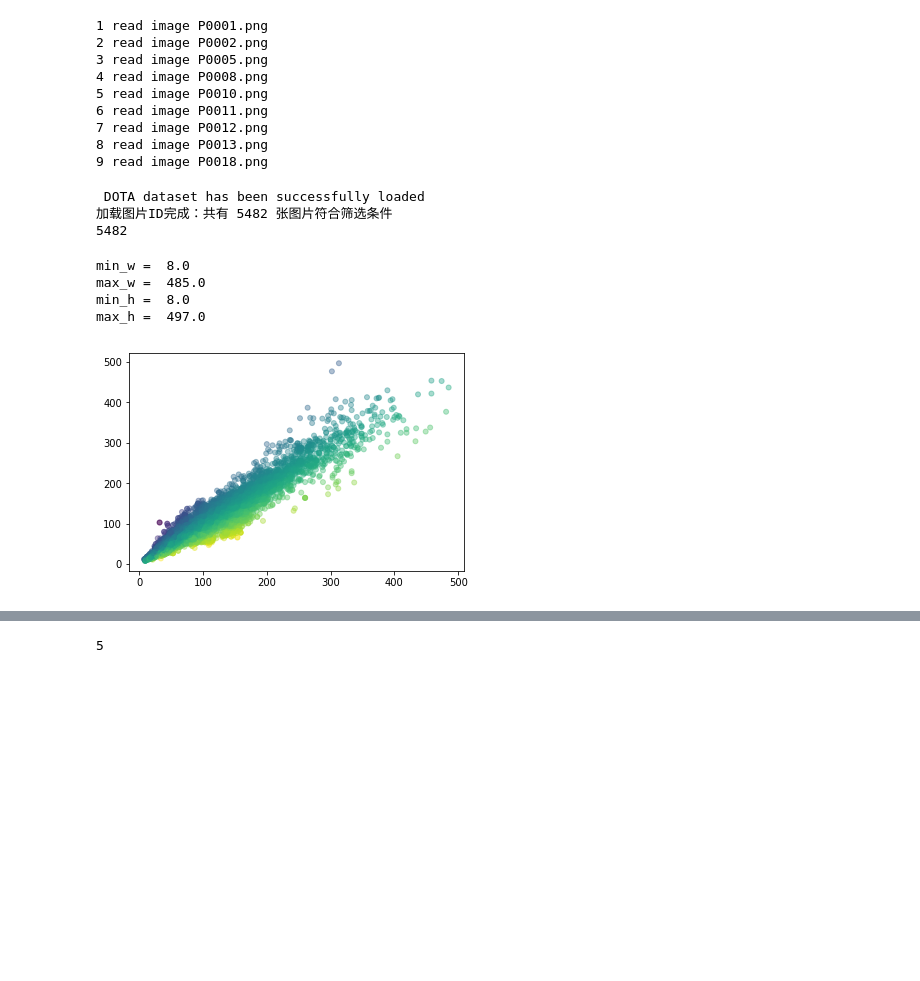
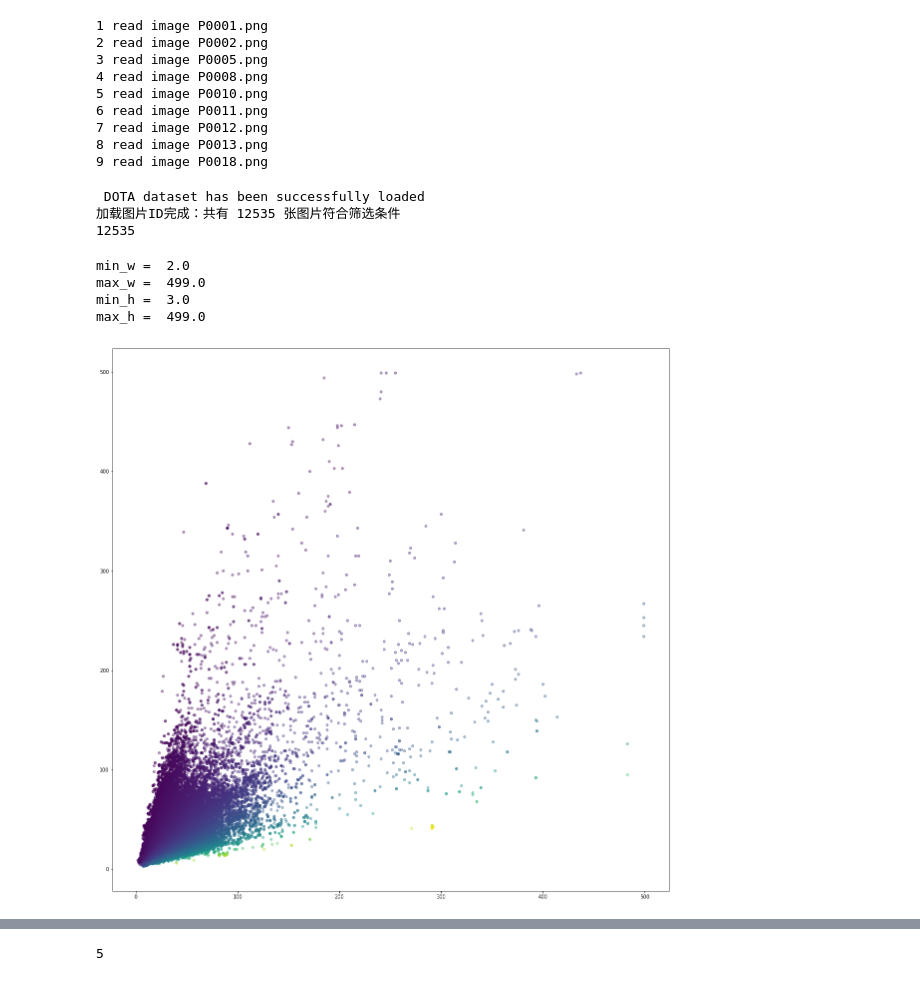
Before and after one commit to RaymondBigCat/DOTA_devkit_plus, a Jupyter notebook: DOTA_Tools.ipynb, the cells around one changed output, grey strips where cells are left out. Cells and saved outputs as stored; diff of their text form; code cells hidden in the pictures; blank space fills up the shorter version.

```diff
--- a/DOTA_Tools.ipynb
+++ b/DOTA_Tools.ipynb
@@ -39,7 +41,7 @@ import cv2
 # 测试路径：'/home/raymond/project/DOTA_PyTorch/DOTA_devkit/example'
 # train路径：'/media/b622/MainDrive/Dataset/DOTA/train'
 #dataset = DOTA.DOTA('/home/raymond/project/PytorchSSD_DOTA/data/DOTA_devkit/classsplit',parseMode='parse_dota_rec')
-dataset = DOTA.DOTA('/media/raymond/MainDrive/Dataset/DOTA/val',parseMode='parse_dota_rec')
+dataset = DOTA.DOTA('/home/buaab622/data/DOTA/subset_car_ship_500_GSC',parseMode='parse_dota_rec')
 #dataset = DOTA.DOTA('/media/raymond/MainDrive/Dataset/DOTA/train',parseMode = 'parse_dota_rec')
 # 路径可能是b622或者raymond，取决于开机时从*哪个账户*登入的MainDrive
 # %% [output]
@@ -50,7 +50,8 @@ dataset = DOTA.DOTA('/media/raymond/MainDrive/Dataset/DOTA/val',parseMode='parse
 """
 加载包含指定类别目标的图片ID
 """
-imgids = dataset.getImgIds(catNms=['plane'])
+specific_class = ['ship','small-vehicle']
+imgids = dataset.getImgIds(catNms=specific_class)
 print(len(imgids))
 
 '''
@@ -63,7 +64,7 @@ for i in range(len(imgids)):
     print (img1.size())
 '''
 
-imgid = imgids[1]
+imgid = imgids[23]
 img = dataset.loadImgs(imgid)[0]
 print(img.shape[:2])
 # 调试
@@ -74,8 +75,20 @@ print(imgid)
 """
 显示图片
 """
-pylab.rcParams['figure.figsize'] = (10.0, 10.0) # 调整显示图像大小
+pylab.rcParams['figure.figsize'] = (15.0, 15.0) # 调整显示图像大小
 plt.axis('off')
 plt.imshow(img)
 plt.show()
+
+"""
+img_size = np.zeros([len(imgids),2])
+i=0
+for imgid in imgids:
+    img = dataset.loadImgs(imgid)[0]
+    print(imgid)
+    img1 = transforms.ToTensor()(img)
+    img_size[i,] = img1.shape[:2]
+    i+=1
+img_size.min(0)
+"""
 # %% [output]
@@ -90,7 +104,7 @@ P1738
 """
 加载与显示标注
 """
-anns = dataset.loadAnns(imgId=imgid,catNms=['plane'])
+anns = dataset.loadAnns(imgId=imgid,catNms=specific_class)
 # anns = dataset.loadAnns(imgId=imgid)
 print((anns))
 dataset.showAnns(anns,imgid,2)
@@ -464,19 +477,20 @@ import torchvision.transforms as transforms
 from PIL import Image
 import cv2
 
-dataset = DOTA.DOTA('/media/raymond/MainDrive/Dataset/DOTA/subset_planes_500_gap200',parseMode='parse_dota_rec')
+dataset = DOTA.DOTA('/home/buaab622/data/DOTA/subset_car_ship_500_GSC',parseMode='parse_dota_rec')
 #dataset = DOTA.DOTA('/media/raymond/MainDrive/Dataset/DOTA/train_test',parseMode = 'parse_dota_rec')
-DOTA_CLASSES = ('__background__', 'plane')
+DOTA_CLASSES = ('__background__', 'ship','small-vehicle')
 class_to_ind =dict(zip(DOTA_CLASSES, range(len(DOTA_CLASSES))))
 """
 加载包含指定类别目标的图片ID
 """
-imgids = dataset.getImgIds(catNms='plane')
+specific_class = ['ship','small-vehicle']
+imgids = dataset.getImgIds(catNms=specific_class)
 print(len(imgids))
 res = np.empty((0, 4))
 for imgid in imgids:
     img = dataset.loadImgs(imgid)[0]
-    anns = dataset.loadAnns(imgId=imgid,catNms='plane')
+    anns = dataset.loadAnns(imgId=imgid,catNms=specific_class)
     labels = []
     # 解析DOTA.loadAnns返回的Anns
     for num,ann in enumerate(anns):
@@ -492,32 +506,33 @@ for imgid in imgids:
 #print(res[:,0])
 # %% [output]
  DOTA dataset has been successfully loaded
-加载图片ID完成：共有 5482 张图片符合筛选条件
-5482
+加载图片ID完成：共有 12535 张图片符合筛选条件
+12535
 # %%
 # 可视化
 plt.figure()
 
 pylab.rcParams['figure.figsize'] = (20.0, 20.0) # 调整显示图像大小
 #rand 均匀分布和 randn高斯分布
 print("min_w = ",np.min(res[:,0]))
 print("max_w = ",np.max(res[:,0]))
 print("min_h = ",np.min(res[:,1]))
 print("max_h = ",np.max(res[:,1]))
 x=res[:,0]
 y=res[:,1]
-T=np.arctan2(x,y)
+#T=np.arctan2(x,y)
+T=np.divide(x,y)
 plt.scatter(x,y,c=T,s=25,alpha=0.4,marker='o')
 #T:散点的颜色
 #s：散点的大小
 #alpha:是透明程度
 plt.show()
 # %% [output]
-min_w =  8.0
-max_w =  485.0
-min_h =  8.0
-max_h =  497.0
+min_w =  2.0
+max_w =  499.0
+min_h =  3.0
+max_h =  499.0
-[figure, old version]
+[figure, new version]
 # %%
 import numpy as np
 import matplotlib.pyplot as plt
```
Also changed, not shown: parts of 16 cells of this notebook, 7 other files.
